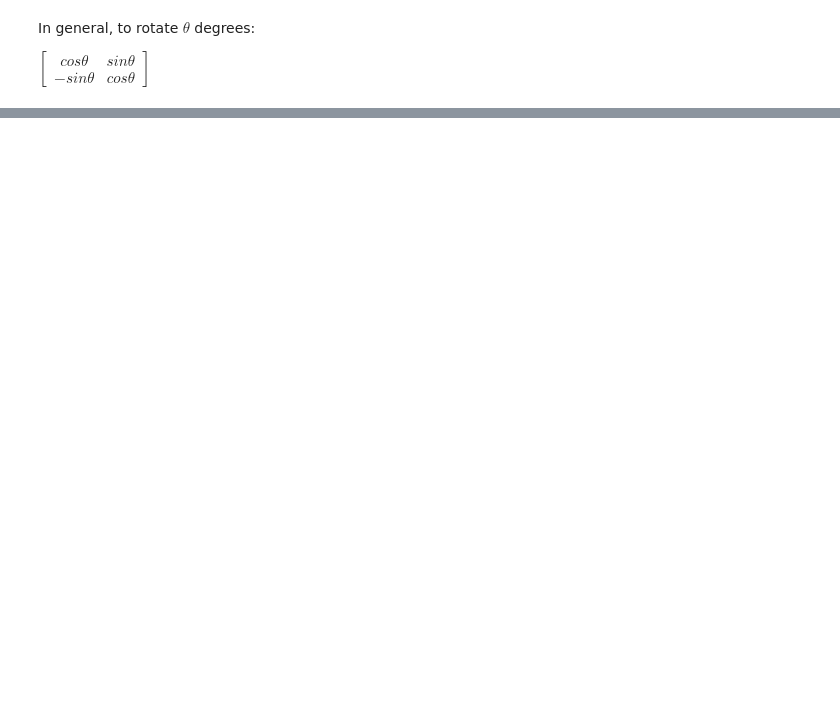
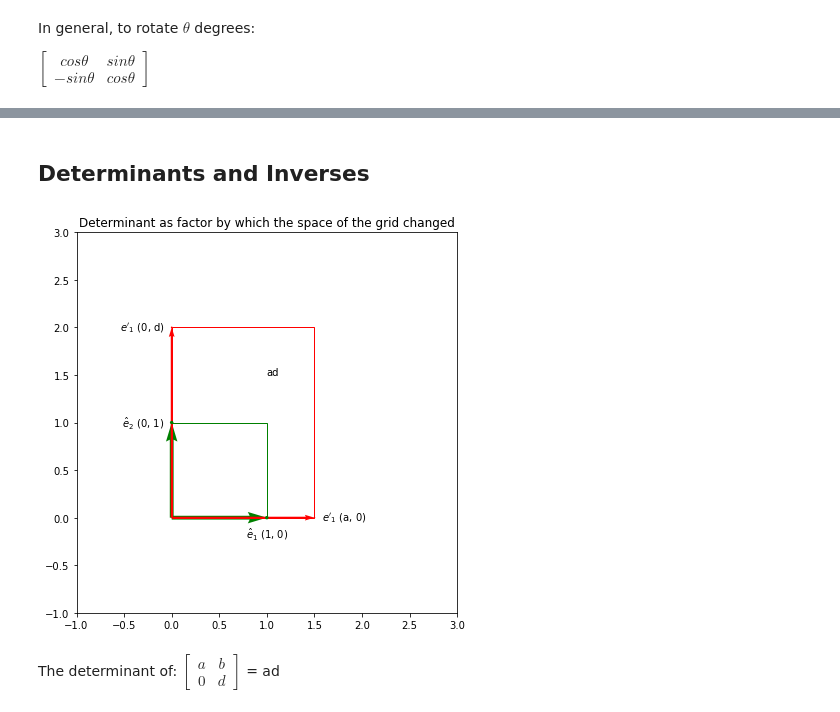
Before and after one commit to GretelDePaepe/MathForML, a Jupyter notebook: Matrices.ipynb, the cells around one changed output, grey strips where cells are left out. Saved outputs shown, nothing was run; the diff lists cells and outputs as text; code cells hidden in the pictures; blank space fills up the shorter version.

Commit message:
Added Determinant

```diff
--- a/Matrices.ipynb
+++ b/Matrices.ipynb
@@ -478,0 +581,44 @@ $\begin{bmatrix} cos\theta & sin\theta
+# %% [markdown]
+## Determinants and Inverses
+# %%
+ehat = np.array([[1., 0.],
+                 [0., 1.]])
+a = 1.5
+b = 0
+c = 0
+d = 2.
+S = np.array([[a, b],
+              [c, d]])
+ehat_sheered = np.dot(S, ehat)
+# %%
+%matplotlib inline
+plt.figure(figsize=(7,7))
+
+ax = plt.gca()
+ax.set_xlim([-1, 3])
+ax.set_ylim([-1, 3])
+ax.set_aspect('equal')
+
+add_quiver(ehat[0, 0], ehat[0, 1], '$\hat{e}_1$ (1, 0)', 'g', width=0.01, labelpos='S')
+add_quiver(ehat[1, 0], ehat[1, 1], '$\hat{e}_2$ (0, 1)', 'g', width=0.01, labelpos='W')
+add_quiver(ehat_sheered[0, 0], ehat_sheered[1, 0], "$e'_1$ (a, 0)", 'r', labelpos='E')
+add_quiver(ehat_sheered[0, 1], ehat_sheered[1, 1], "$e'_1$ (0, d)", 'r', labelpos='W')
+
+x = [ehat[0, 1], ehat[0, 1], ehat[0, 0], ehat[0, 0]]
+y = [ehat[1, 0], ehat[1, 1], ehat[1, 1], ehat[1, 0]]
+ax.add_patch(patches.Polygon(xy=list(zip(x,y)), fill=False, color='g'))
+
+x = [0, S[0, 1], S[0, 1] + a, S[0, 0]]
+y = [0, S[1, 1], S[1, 1] + c, S[1, 0]]
+ax.add_patch(patches.Polygon(xy=list(zip(x,y)), fill=False, color='r'))
+
+ax.text(1., 1.5, 'ad')
+
+plt.title('Determinant as factor by which the space of the grid changed')
+plt.show()
+# %% [output]
+[figure, added]
+# %% [markdown]
+The determinant of:
+$\begin{bmatrix} a & b
+              \\ 0 & d \end{bmatrix}$ = ad
```
Also changed, not shown: parts of 12 cells of this notebook.
